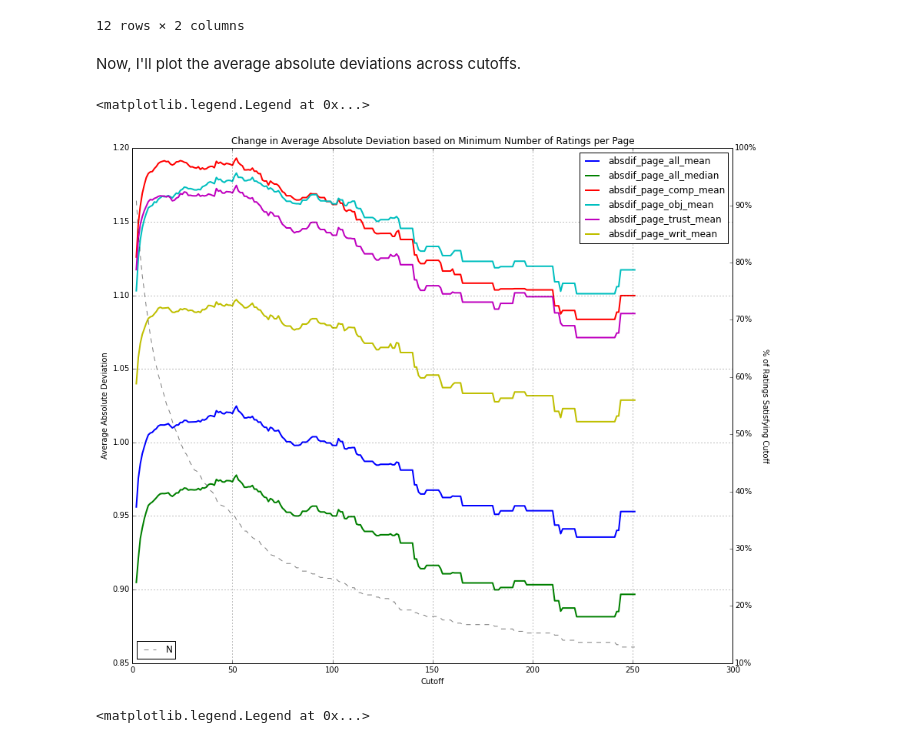
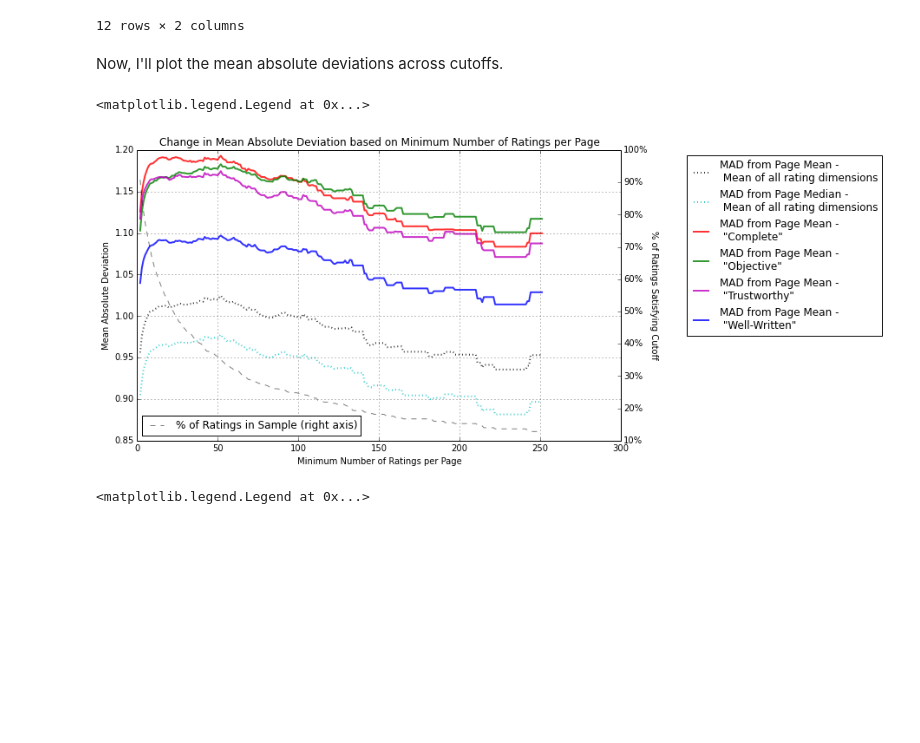
Before and after one commit to bkfunk/rating_wiki, a Jupyter notebook: Explore Ratings.ipynb, the cells around one changed output. Saved outputs shown, nothing was run; the diff lists cells and outputs as text; code cells hidden in the pictures; blank space fills up the shorter version.

```diff
--- a/Explore Ratings.ipynb
+++ b/Explore Ratings.ipynb
@@ -609,37 +643,53 @@ desc(df.filter(like='all_rate_count'), float_decimals=1, percentiles=[5,10,25,50
 | max | 2110.0 | 141.0 |
 12 rows × 2 columns
 # %% [markdown]
-Now, I'll plot the average absolute deviations across cutoffs.
+Now, I'll plot the mean absolute deviations across cutoffs.
+# %%
+from matplotlib.ticker import FuncFormatter
+
+lines = [] # list of SERIES of points, one for each of the lines illustrating change in AAD/MAD;
+n = [] # series of counts of pages satisfying cutoff
+count = len(df) # total obs. count
+cutoffs = range(2,252)
+
+# For each cutoff, create an entry in the lines list and the N list, the first corresponding
+# to a Series with the means for each of the variables when the sample is restricted to that
+# cutoff.
+for cutoff in cutoffs:
+    # Add a series to the lines list
+    lines.append(df[df.page_all_rate_count >= cutoff].filter(regex='absdif_page.*').mean())
+    # Add the percentage of the sample cover to the n list
+    n.append(100 * len(df[df.page_all_rate_count >= cutoff])/float(len(df)))
+
+mad = pd.DataFrame(lines, index=cutoffs) # concat all the Series together, indexing by the cutoffs list
+n_line = pd.Series(n, name='n', index=cutoffs) # combine all the points in the list to a Series
 # %%
-from matplotlib.ticker import FuncFormatter
-l = []
-n = []
-count = len(df)
-cutoffs = range(2,252)
-for cutoff in cutoffs:
-    l.append(df[df.page_all_rate_count >= cutoff].filter(regex='absdif_page.*').mean())
-    n.append(100 * len(df[df.page_all_rate_count >= cutoff])/float(len(df)))
+fig, ax = plt.subplots(figsize=(10,6))
+ax1 = mad.plot(ax=ax, linewidth=2, sort_columns=True,
+         title="Change in Mean Absolute Deviation based on Minimum Number of Ratings per Page",
+         style=['k:','c:','r-','g-','m-','b-'],
+         alpha=.8)
+ax1.yaxis.set_label_text('Mean Absolute Deviation')
+ax1.xaxis.set_label_text('Minimum Number of Ratings per Page')
+ax1.legend(['MAD from Page Mean -\n Mean of all rating dimensions',
+            'MAD from Page Median -\n Mean of all rating dimensions',
+            'MAD from Page Mean -\n "Complete"',
+            'MAD from Page Mean -\n "Objective"',
+            'MAD from Page Mean -\n "Trustworthy"',
+            'MAD from Page Mean -\n "Well-Written"'],
+           loc="upper right",
+           bbox_to_anchor=(1.55,1))
 
-aad = pd.DataFrame(l, index=cutoffs)
-n_line = pd.Series(n, name='n', index=cutoffs)
-
-fig, ax = plt.subplots(figsize=(14,12))
-ax1 = aad.plot(ax=ax, linewidth=2, sort_columns=True,
-         title="Change in Average Absolute Deviation based on Minimum Number of Ratings per Page")
-ax1.yaxis.set_label_text('Average Absolute Deviation')
-ax1.xaxis.set_label_text('Cutoff')
-ax1.legend(loc="upper right")
-
-ax2 = n_line.plot(ax=ax, secondary_y=True, label="N (right axis)", alpha=.5, style='k--', )
+ax2 = n_line.plot(ax=ax, secondary_y=True, label="% of Ratings in Sample (right axis)", alpha=.5, style='k--', )
 ax2.yaxis.set_label_text('% of Ratings Satisfying Cutoff', rotation=-90)
-ax2.yaxis.labelpad = 16
+ax2.yaxis.labelpad = 12
 def pct_fmt(x, pos=0):
     return '%d%%'%(x)
 ax2.yaxis.set_major_formatter(FuncFormatter(pct_fmt))
 ax2.legend(loc='lower left')
 # %% [output]
 <matplotlib.legend.Legend at 0x...>
-[figure, old version]
+[figure, new version]
 # %%
 l = []
 n = []
```
Also changed, not shown: parts of 10 cells of this notebook, 1 other file.
